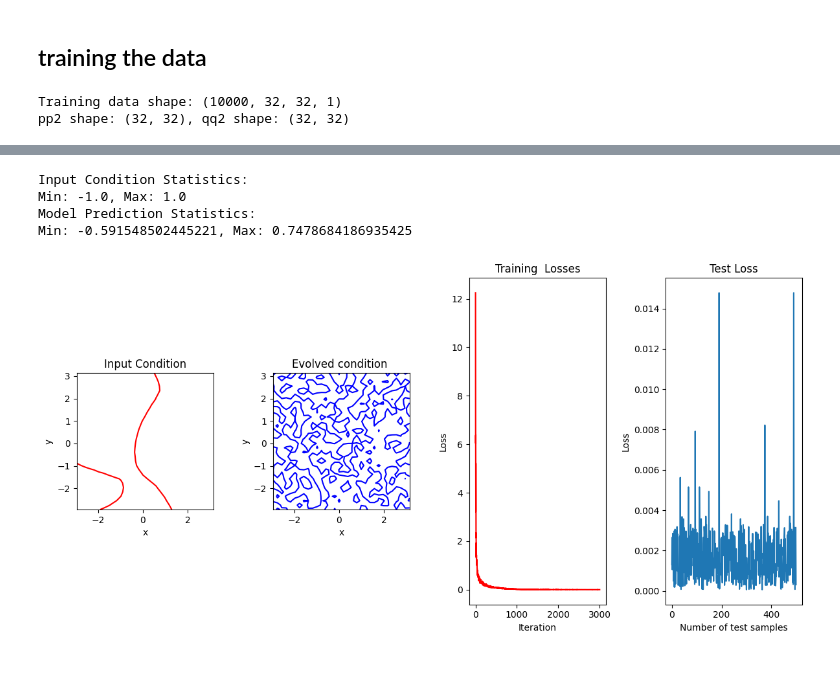
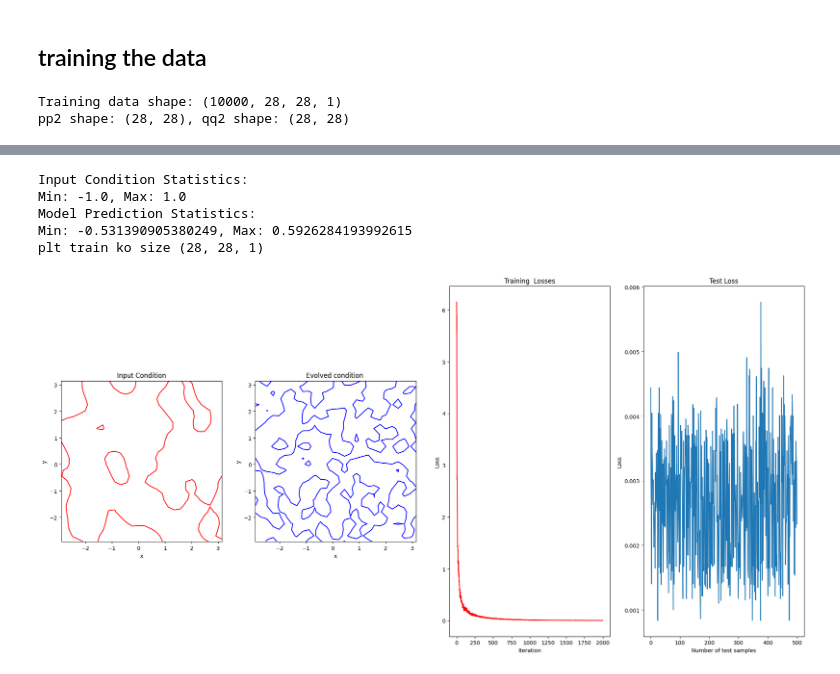
Before and after one commit to manjudhital/master_thesis, a Jupyter notebook: phasefield/data_generation_detailcode.ipynb, the cells around one changed output, grey strips where cells are left out. Saved outputs shown, nothing was run; the diff lists cells and outputs as text; code cells hidden in the pictures.

Commit message:
data generate

```diff
--- a/phasefield/data_generation_detailcode.ipynb
+++ b/phasefield/data_generation_detailcode.ipynb
@@ -1431,15 +1431,8 @@ class SPiFOL:
 
 
 
-
-
-
-
-
-
-
 # Parameters
-N = 32 # no. of grid points
+N = 28 # no. of grid points
 eps = 0.05 # epsillon
 lr = 0.001 # learning rate
 dt = 0.0001 # time step or time increment
@@ -1457,7 +1450,7 @@ xx, yy = jnp.meshgrid(x, y)
 # input_condition = jnp.tanh((2 - jnp.sqrt(xx**2 + yy**2)) / jnp.sqrt(2)* eps)
 # input_condition = np.load (os.path.join(save_dir, "u_train.npy"), np.array(data.u_train))
 # Load the .npy file
-input_condition = np.load('data_generation_checking/phasefield_data_local_32_10k.npy')
+input_condition = np.load('data_generation_checking/phasefield_data_28x28_Onet_10k.npy')
 print(f"Training data shape: {input_condition.shape}")
 # input_condition = input_condition[:2000]
 # batch_size = 32  # Choose an appropriate batch size
@@ -1499,13 +1492,13 @@ mlp_layers = [16384, 32, 32, 16384]
 fno_layers = [
    Dense(64),
    Permute("ijkl->iljk"),
-   FNOBlock2D(17),
+   FNOBlock2D(15),
    Gelu,  # activation can be changed here
-   FNOBlock2D(17),
+   FNOBlock2D(15),
    Gelu,
-   FNOBlock2D(17),
+   FNOBlock2D(15),
    Permute("ijkl->iklj"),
-   Dense(120),
+   Dense(128),
    Gelu,
    Dense(1),
 ]
@@ -1514,9 +1507,9 @@ fno_layers = [
 
 cahn = eps**2
 # Generate the data trainig samples
-data_train = DataGenerator(input_condition[:1000], batch_size=20)
+data_train = DataGenerator(input_condition[:1000], batch_size=10)
 # print(f'data_train shape: {data_train[0].shape}, Total Batches: {len(data_train)}')
-data_test = DataGenerator(input_condition[1000:1500], batch_size=1)
+data_test = DataGenerator(input_condition[1000:1500], batch_size = 1)
 
 # for i, x in enumerate(data_train):
 # print(len(data_train))  # Should return 100 for 2000 samples and batch size 20.
@@ -1531,15 +1524,11 @@ for arch in arch_list:
 #     # final_state = model.allen_cahn_equation(input_condition)
 #     # In your main code:
 
-    model.train(data_train, num_epochs=60)
+    model.train(data_train, num_epochs=20)
     # batch_size = 64  # Example batch size
     # model.train(input_condition, batch_size=batch_size, nIter=10)
 
     model.test(data_test)
-
-
-
-
 
 
 params = model.get_params(model.opt_state)
@@ -1553,31 +1542,13 @@ print(f"Min: {jnp.min(model_prediction)}, Max: {jnp.max(model_prediction)}")
 
 
 
-
-
-
-
-
-
 # Plot the initial and final states
-fig, axs = plt.subplots(1, 4, figsize=(12, 6))
-
-# # Input condition plot
-# axs[0].contour(x, y, jnp.real(input_condition[0][0].T), levels=[0], colors="black")
-# axs[0].contour(x, y, jnp.real(model_prediction[0].T), levels=[0], colors="red")
-
-# input_condition = input_condition[0, :, :, 0]  # This extracts the 2D array of shape (128, 128)
-# model_prediction = model_prediction[0, :, :, 0]  # This extracts the 2D array of shape (128, 128)
-# print(input_condition.shape)  # Expected: (128, 128) or similar
-# print(model_prediction.shape)  # Expected: (128, 128) or similar
-# print("Input mean:", jnp.mean(input_condition))
-# print("Prediction mean:", jnp.mean(model_prediction))
-
-
+fig, axs = plt.subplots(1, 4, figsize=(20, 10))
 
 
 # input condition plot
 plt_train = jnp.real(data_test[0][0])
+print(f'plt train ko size {plt_train.shape}')
 plt_train = plt_train[:,:,0]
 plt_pred = jnp.real(model_prediction)
 plt_pred = plt_pred[:,:,0]
@@ -1617,27 +1588,8 @@ axs[3].set_xlabel('Number of test samples')
 axs[3].set_ylabel('Loss')
 
 
-
-# plt.plot(model.total_loss_log)
-# plt.title("Training Loss Over Iterations")
-# plt.xlabel("Iteration")
-# plt.ylabel("Loss")
-# plt.show()
-
-# plt.plot(model.test_losses)
-# plt.title("Test Loss Over Iterations")
-# plt.xlabel("Iteration")
-# plt.ylabel("Loss")
-# plt.show()
-
-
-
-
-
-
-
 plt.tight_layout()
 plt.show()
 # %% [output]
-Training data shape: (10000, 32, 32, 1)
-pp2 shape: (32, 32), qq2 shape: (32, 32)
+Training data shape: (10000, 28, 28, 1)
+pp2 shape: (28, 28), qq2 shape: (28, 28)
@@ -1651,5 +1603,6 @@ Shape of y (ground truth): (32, 32, 1)
 Input Condition Statistics:
 Min: -1.0, Max: 1.0
 Model Prediction Statistics:
-Min: -0.591548502445221, Max: 0.7478684186935425
+Min: -0.531390905380249, Max: 0.5926284193992615
+plt train ko size (28, 28, 1)
-[figure, old version]
+[figure, new version]
```
Also changed, not shown: parts of 5 cells of this notebook, 1 other file.
